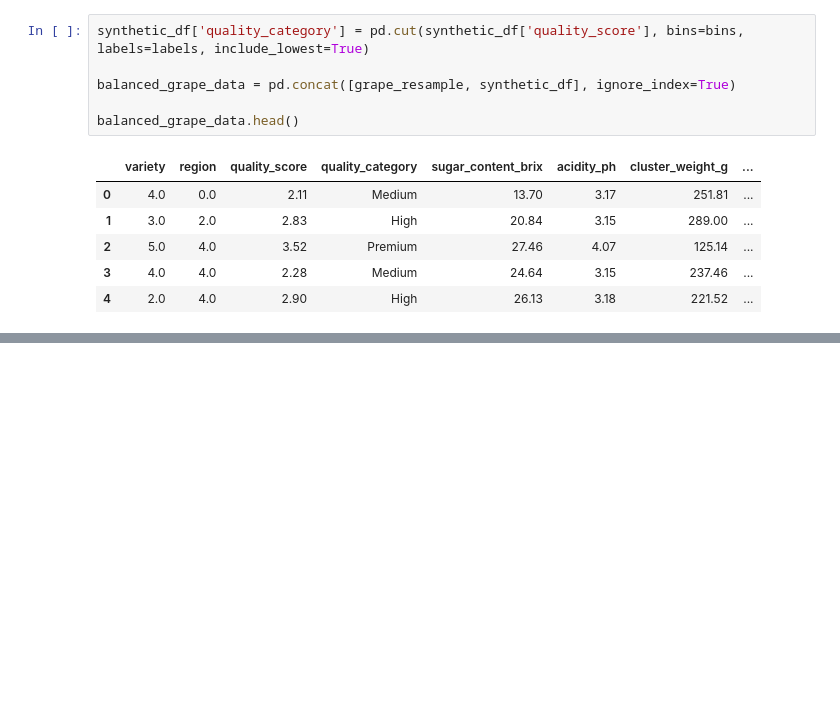
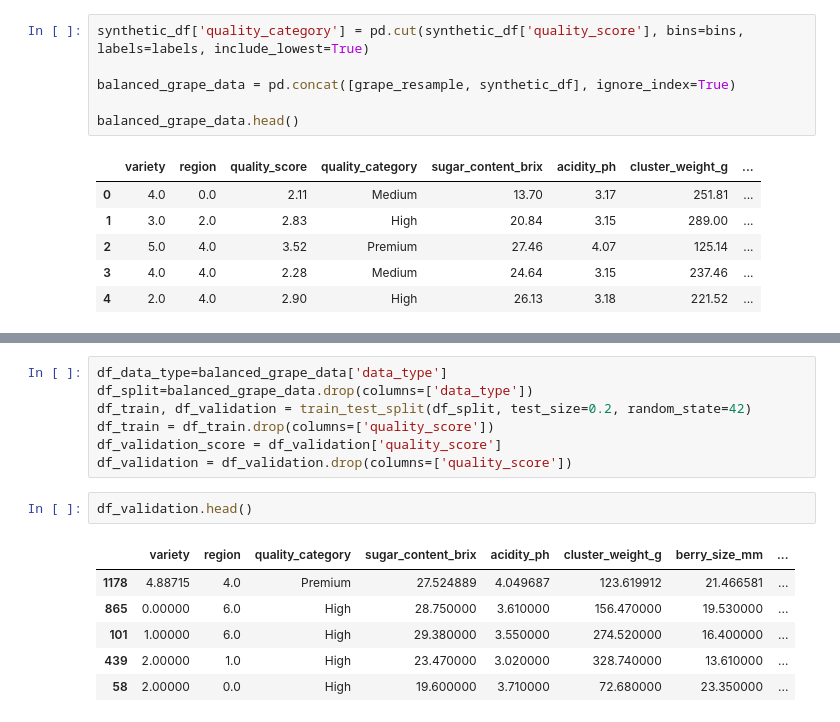
Before and after one commit to lazychach/Grape_Quality_Prediction, a Jupyter notebook: process/cleaning_process/clean.ipynb, the cells around one changed output, grey strips where cells are left out. Cells and saved outputs as stored; diff of their text form; blank space fills up the shorter version.

```diff
--- a/process/cleaning_process/clean.ipynb
+++ b/process/cleaning_process/clean.ipynb
@@ -256,0 +389,16 @@ balanced_grape_data.head()
+# %%
+df_data_type=balanced_grape_data['data_type']
+df_split=balanced_grape_data.drop(columns=['data_type'])
+df_train, df_validation = train_test_split(df_split, test_size=0.2, random_state=42)
+df_train = df_train.drop(columns=['quality_score'])
+df_validation_score = df_validation['quality_score']
+df_validation = df_validation.drop(columns=['quality_score'])
+# %%
+df_validation.head()
+# %% [output]
+|  | variety | region | quality_category | sugar_content_brix | acidity_ph | cluster_weight_g | berry_size_mm | ... |
+| 1178 | 4.88715 | 4.0 | Premium | 27.524889 | 4.049687 | 123.619912 | 21.466581 | ... |
+| 865 | 0.00000 | 6.0 | High | 28.750000 | 3.610000 | 156.470000 | 19.530000 | ... |
+| 101 | 1.00000 | 6.0 | High | 29.380000 | 3.550000 | 274.520000 | 16.400000 | ... |
+| 439 | 2.00000 | 1.0 | High | 23.470000 | 3.020000 | 328.740000 | 13.610000 | ... |
+| 58 | 2.00000 | 0.0 | High | 19.600000 | 3.710000 | 72.680000 | 23.350000 | ... |
```
Also changed, not shown: parts of 25 cells of this notebook.
